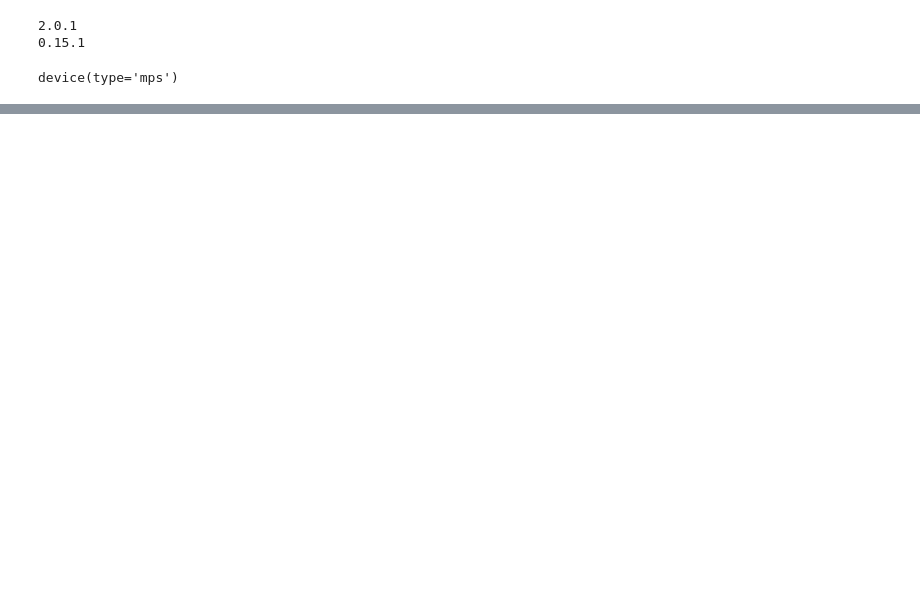
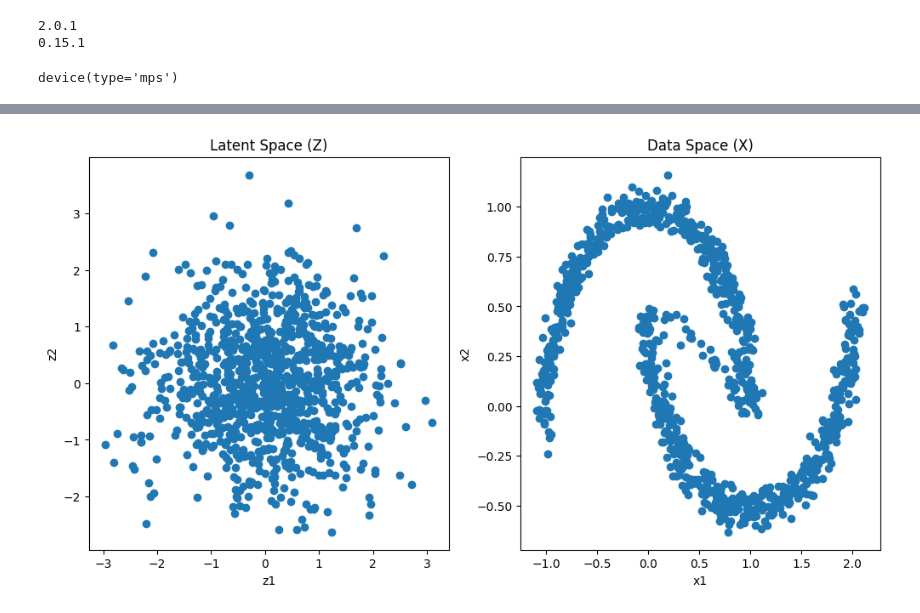
Before and after one commit to DimensionDweller/Generative_models, a Jupyter notebook: Normalizing Flow Models/realnvp_pytorch.ipynb, the cells around one changed output, grey strips where cells are left out. Saved outputs shown, nothing was run; the diff lists cells and outputs as text; code cells hidden in the pictures; blank space fills up the shorter version.

```diff
--- a/Normalizing Flow Models/realnvp_pytorch.ipynb
+++ b/Normalizing Flow Models/realnvp_pytorch.ipynb
@@ -225,0 +482,25 @@ model.optimizer = torch.optim.Adam(model.parameters(), lr=0.001)
+# %%
+# Now, let's generate some samples from the latent space and transform them back to the data space
+Z = torch.randn(1000, 2).to(device=device)  # Sample from standard normal distribution
+X, _ = realNVP.forward(Z)
+
+# Visualize the transformation from Z to X
+Z = Z.cpu().detach().numpy()
+X = X.cpu().detach().numpy()
+
+plt.figure(figsize=(12, 6))
+plt.subplot(1, 2, 1)
+plt.scatter(Z[:, 0], Z[:, 1])
+plt.title('Latent Space (Z)')
+plt.xlabel('z1')
+plt.ylabel('z2')
+
+plt.subplot(1, 2, 2)
+plt.scatter(X[:, 0], X[:, 1])
+plt.title('Data Space (X)')
+plt.xlabel('x1')
+plt.ylabel('x2')
+
+plt.show()
+# %% [output]
+[figure, added]
```
Also changed, not shown: parts of 16 cells of this notebook.
